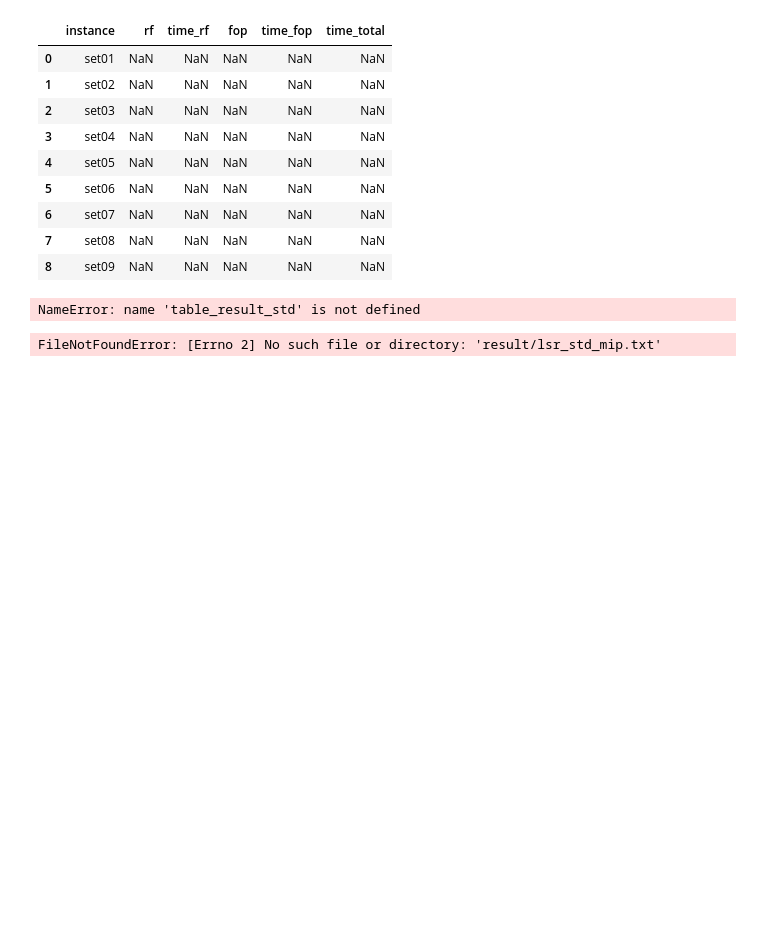
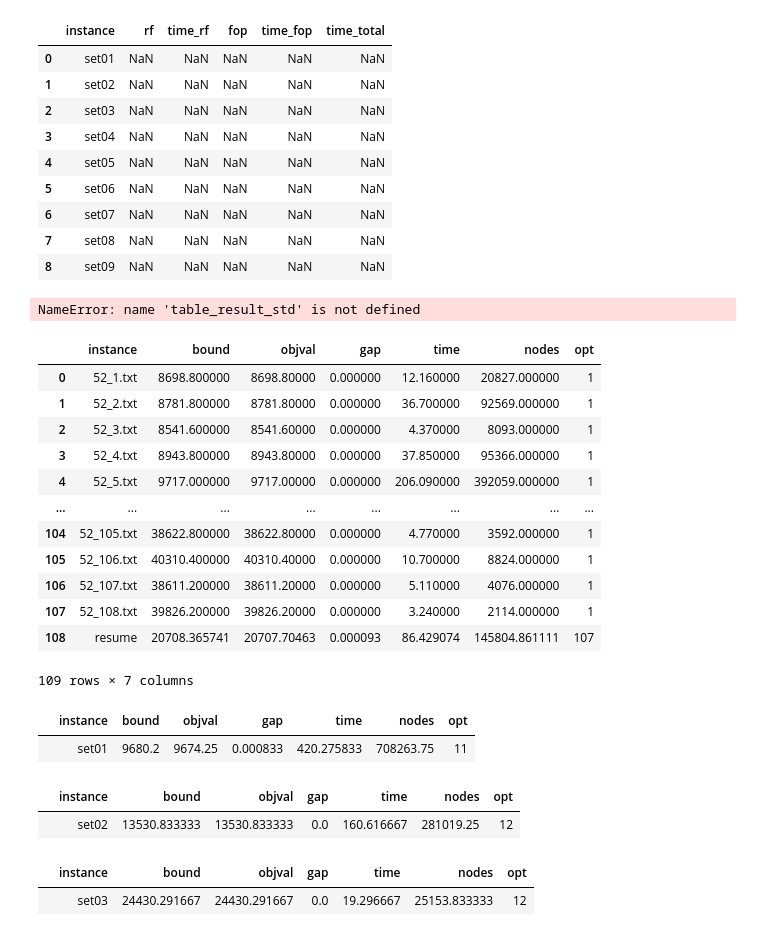
Before and after one commit to jesusossian/mmq_msc_andressa, a Jupyter notebook: src/lsr_std/lsr_std_feasible_first.ipynb, the cells around one changed output. Cells and saved outputs as stored; diff of their text form; code cells hidden in the pictures; blank space fills up the shorter version.

```diff
--- a/src/lsr_std/lsr_std_feasible_first.ipynb
+++ b/src/lsr_std/lsr_std_feasible_first.ipynb
@@ -305,32 +314,46 @@ print(res_mip_std[['instance','ub','time']].to_latex(index=False,float_format="%
 # %% [output]
 NameError: name 'table_result_std' is not defined
 # %%
-file=f"result/lsr_std_mip.txt"
+file=f"result/lsr_std_mip_default.txt"
 
 df = pd.DataFrame()
 df = pd.read_csv(file,header=None,sep=';')
 
+#df
 tab = pd.DataFrame()
-tab = pd.concat([table, df], ignore_index=True)
+tab = pd.concat([tab, df], ignore_index=True)
 tab.columns = ['instance','bound','objval','gap','time','nodes','opt']
+#tab
 
 resume = pd.DataFrame({
     'instance':f'resume',
     'bound':tab['bound'].mean(),
     'objval':tab['objval'].mean(),
     'gap':tab['gap'].mean(),
     'time':tab['time'].mean(),
     'nodes':tab['nodes'].mean(),
     'opt':tab['opt'].sum(),
     },index=["resume"]
 )
 
 tab = pd.concat([tab, resume], ignore_index=True)
 
 mip_std = tab
-#mip_std
+mip_std
 # %% [output]
+|  | instance | bound | objval | gap | time | nodes | opt |
+| 0 | 52_1.txt | 8698.800000 | 8698.80000 | 0.000000 | 12.160000 | 20827.000000 | 1 |
+| 1 | 52_2.txt | 8781.800000 | 8781.80000 | 0.000000 | 36.700000 | 92569.000000 | 1 |
+| 2 | 52_3.txt | 8541.600000 | 8541.60000 | 0.000000 | 4.370000 | 8093.000000 | 1 |
+| 3 | 52_4.txt | 8943.800000 | 8943.80000 | 0.000000 | 37.850000 | 95366.000000 | 1 |
+| 4 | 52_5.txt | 9717.000000 | 9717.00000 | 0.000000 | 206.090000 | 392059.000000 | 1 |
+| ... | ... | ... | ... | ... | ... | ... | ... |
+| 104 | 52_105.txt | 38622.800000 | 38622.80000 | 0.000000 | 4.770000 | 3592.000000 | 1 |
+| 105 | 52_106.txt | 40310.400000 | 40310.40000 | 0.000000 | 10.700000 | 8824.000000 | 1 |
+| 106 | 52_107.txt | 38611.200000 | 38611.20000 | 0.000000 | 5.110000 | 4076.000000 | 1 |
+| 107 | 52_108.txt | 39826.200000 | 39826.20000 | 0.000000 | 3.240000 | 2114.000000 | 1 |
+| 108 | resume | 20708.365741 | 20707.70463 | 0.000093 | 86.429074 | 145804.861111 | 107 |
-FileNotFoundError: [Errno 2] No such file or directory: 'result/lsr_std_mip.txt'
+109 rows × 7 columns
 # %%
 set_ = 'set01'
 
@@ -347,8 +370,11 @@ tab = pd.DataFrame({
     'time':tab['time'].mean(),
     'nodes':tab['nodes'].mean(),
     'opt':tab['opt'].sum(),
-    },index=[f'set01']
+    },index=[f'']
 )
 
-set01_mip_sp = tab
-#set01_mip_sp
+set01_mip = tab
+set01_mip
+# %% [output]
+|  | instance | bound | objval | gap | time | nodes | opt |
+|  | set01 | 9680.2 | 9674.25 | 0.000833 | 420.275833 | 708263.75 | 11 |
@@ -397,3 +381,51 @@ set03_mip_std = tab
+# %%
+set_ = 'set02'
+
+tab = pd.DataFrame()
+for i in range(13,25):
+    t = mip_std.loc[mip_std['instance'] == f'52_{i}.txt']
+    tab = pd.concat([tab,t])
+
+tab = pd.DataFrame({
+    'instance':f'{set_}',
+    'bound':tab['bound'].mean(),
+    'objval':tab['objval'].mean(),
+    'gap':tab['gap'].mean(),
+    'time':tab['time'].mean(),
+    'nodes':tab['nodes'].mean(),
+    'opt':tab['opt'].sum(),
+    },index=[f'']
+)
+
+set02_mip = tab
+set02_mip
+# %% [output]
+|  | instance | bound | objval | gap | time | nodes | opt |
+|  | set02 | 13530.833333 | 13530.833333 | 0.0 | 160.616667 | 281019.25 | 12 |
+# %%
+set_ = 'set03'
+
+tab = pd.DataFrame()
+for i in range(25,37):
+    t = mip_std.loc[mip_std['instance'] == f'52_{i}.txt']
+    tab = pd.concat([tab,t])
+
+tab = pd.DataFrame({
+    'instance':f'{set_}',
+    'bound':tab['bound'].mean(),
+    'objval':tab['objval'].mean(),
+    'gap':tab['gap'].mean(),
+    'time':tab['time'].mean(),
+    'nodes':tab['nodes'].mean(),
+    'opt':tab['opt'].sum(),
+    },index=[f'']
+)
+
+set03_mip = tab
+set03_mip
+# %% [output]
+|  | instance | bound | objval | gap | time | nodes | opt |
+|  | set03 | 24430.291667 | 24430.291667 | 0.0 | 19.296667 | 25153.833333 | 12 |
 # %%
 set_ = 'set04'
 
```
Also changed, not shown: parts of 32 cells of this notebook, 3 other files.
